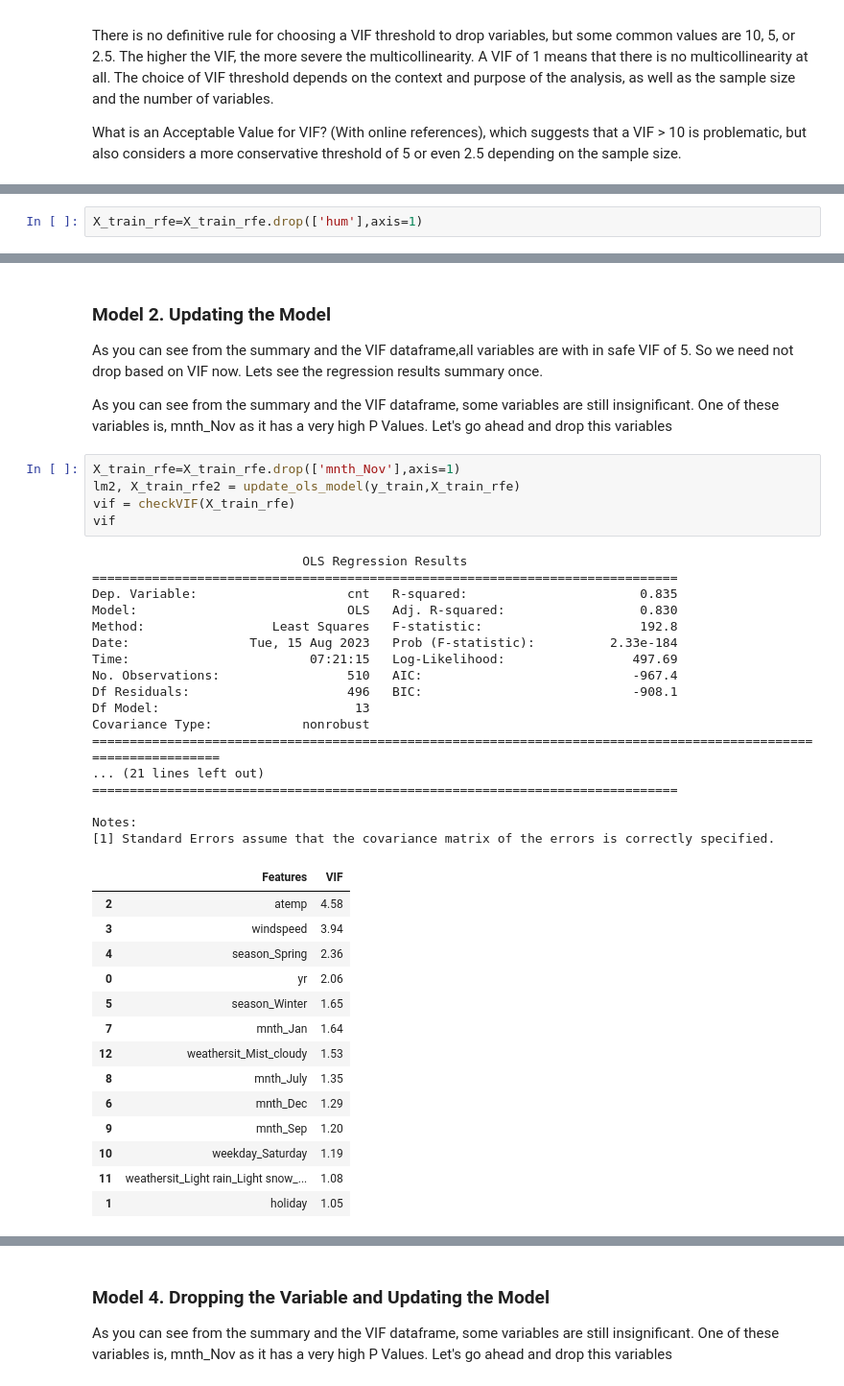
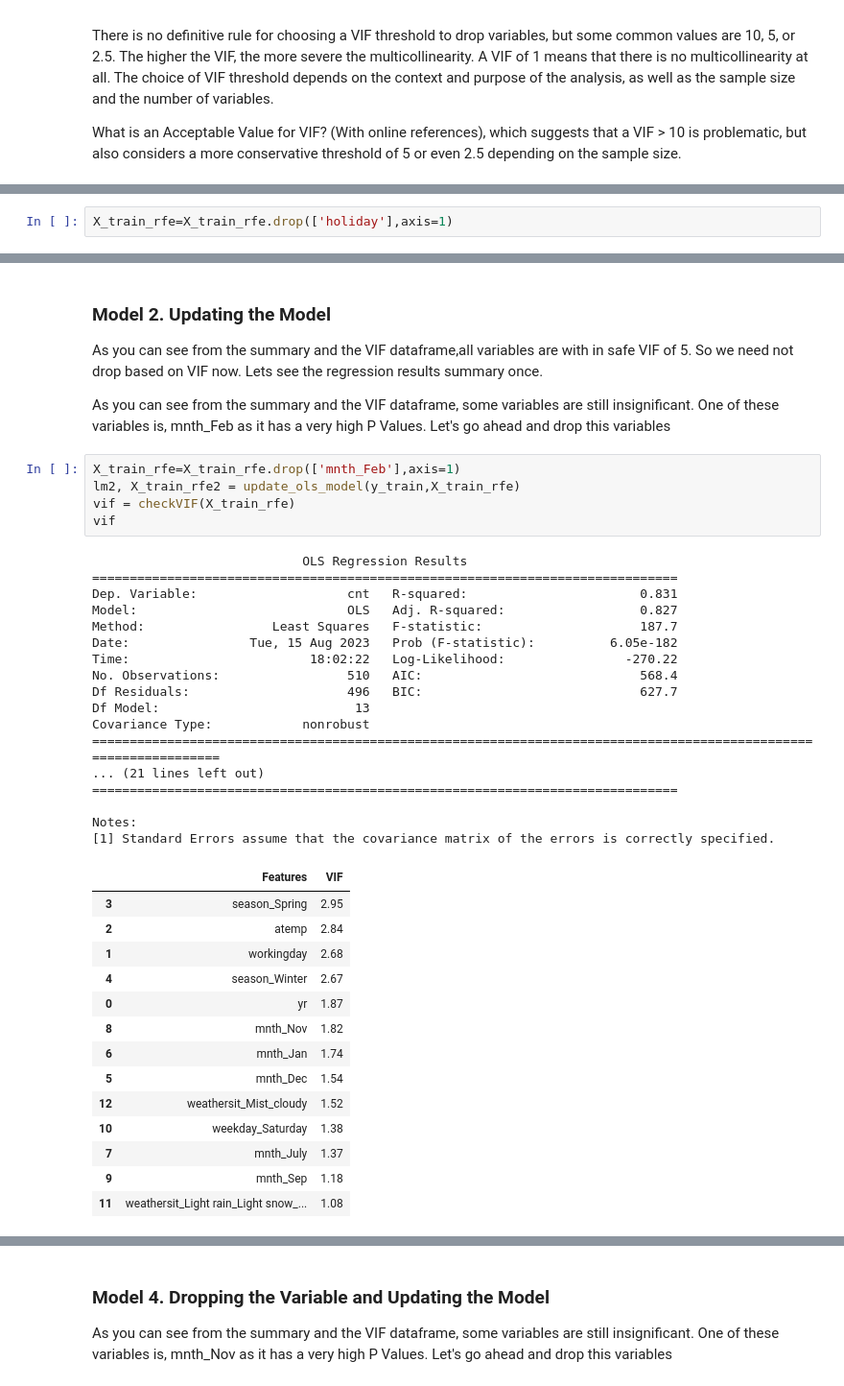
Before and after one commit to badarihp/Linear_Regression_Bike_sharing_assignment, a Jupyter notebook: Bike Sharing Assignment StandardScaler.ipynb, the cells around one changed output, grey strips where cells are left out. Shown at 96% size. Cells and saved outputs as stored; diff of their text form.

```diff
--- a/Bike Sharing Assignment StandardScaler.ipynb
+++ b/Bike Sharing Assignment StandardScaler.ipynb
@@ -878,5 +876,5 @@ As you can see from the summary and the VIF dataframe, some variables are still
 # %%
-X_train_rfe=X_train_rfe.drop(['hum'],axis=1)
+X_train_rfe=X_train_rfe.drop(['holiday'],axis=1)
 # %%
 lm1, X_train_rfe1 = update_ols_model(y_train,X_train_rfe)
 # %% [output]
@@ -922,44 +920,44 @@ vif
 
 As you can see from the summary and the VIF dataframe,all variables are with in safe VIF of 5. So we need not drop based on VIF now. Lets see the regression results summary once.
 
-As you can see from the summary and the VIF dataframe, some variables are still insignificant. One of these variables is, mnth_Nov as it has a very high P Values. Let's go ahead and drop this variables
+As you can see from the summary and the VIF dataframe, some variables are still insignificant. One of these variables is, mnth_Feb as it has a very high P Values. Let's go ahead and drop this variables
 # %%
-X_train_rfe=X_train_rfe.drop(['mnth_Nov'],axis=1)
+X_train_rfe=X_train_rfe.drop(['mnth_Feb'],axis=1)
 lm2, X_train_rfe2 = update_ols_model(y_train,X_train_rfe)
 vif = checkVIF(X_train_rfe)
 vif
 # %% [output]
                             OLS Regression Results
 ==============================================================================
-Dep. Variable:                    cnt   R-squared:                       0.835
-Model:                            OLS   Adj. R-squared:                  0.830
-Method:                 Least Squares   F-statistic:                     192.8
-Date:                Tue, 15 Aug 2023   Prob (F-statistic):          2.33e-184
-Time:                        07:21:15   Log-Likelihood:                 497.69
-No. Observations:                 510   AIC:                            -967.4
-Df Residuals:                     496   BIC:                            -908.1
+Dep. Variable:                    cnt   R-squared:                       0.831
+Model:                            OLS   Adj. R-squared:                  0.827
+Method:                 Least Squares   F-statistic:                     187.7
+Date:                Tue, 15 Aug 2023   Prob (F-statistic):          6.05e-182
+Time:                        18:02:22   Log-Likelihood:                -270.22
+No. Observations:                 510   AIC:                             568.4
+Df Residuals:                     496   BIC:                             627.7
 Df Model:                          13
 Covariance Type:            nonrobust
 =================================================================================================================
 ... (21 lines left out)
 ==============================================================================
 
 Notes:
 [1] Standard Errors assume that the covariance matrix of the errors is correctly specified.
 |  | Features | VIF |
-| 2 | atemp | 4.58 |
-| 3 | windspeed | 3.94 |
-| 4 | season_Spring | 2.36 |
-| 0 | yr | 2.06 |
-| 5 | season_Winter | 1.65 |
-| 7 | mnth_Jan | 1.64 |
-| 12 | weathersit_Mist_cloudy | 1.53 |
-| 8 | mnth_July | 1.35 |
-| 6 | mnth_Dec | 1.29 |
-| 9 | mnth_Sep | 1.20 |
-| 10 | weekday_Saturday | 1.19 |
+| 3 | season_Spring | 2.95 |
+| 2 | atemp | 2.84 |
+| 1 | workingday | 2.68 |
+| 4 | season_Winter | 2.67 |
+| 0 | yr | 1.87 |
+| 8 | mnth_Nov | 1.82 |
+| 6 | mnth_Jan | 1.74 |
+| 5 | mnth_Dec | 1.54 |
+| 12 | weathersit_Mist_cloudy | 1.52 |
+| 10 | weekday_Saturday | 1.38 |
+| 7 | mnth_July | 1.37 |
+| 9 | mnth_Sep | 1.18 |
 | 11 | weathersit_Light rain_Light snow_... | 1.08 |
-| 1 | holiday | 1.05 |
 # %% [markdown]
 ### Model 3. Dropping the Variable and Updating the Model
 
```
Also changed, not shown: parts of 47 cells of this notebook.
